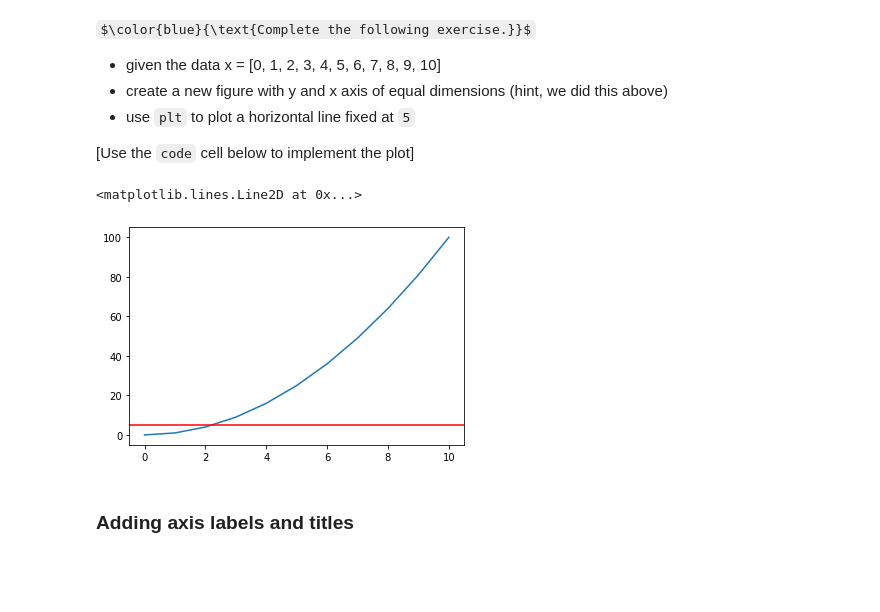
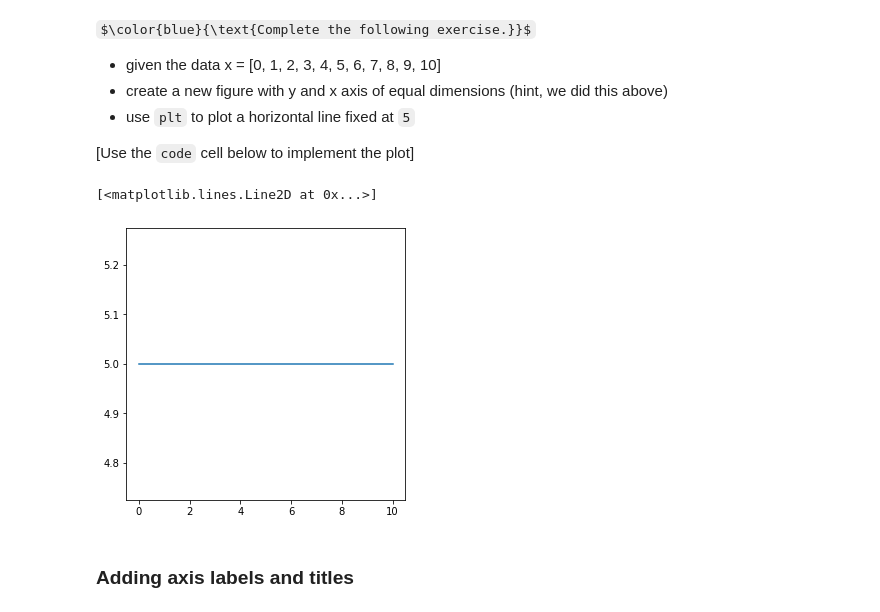
Before and after one commit to baramX3/PSY_submissions, a Jupyter notebook: tutorial_notebooks/tutorial012-Plotting-Matplotlib-Introduction.ipynb, the cells around one changed output. Drawn from its saved outputs; the diff is of its cells as text; code cells hidden in the pictures; some formulas as TeX source; blank space fills up the shorter version.

```diff
--- a/tutorial_notebooks/tutorial012-Plotting-Matplotlib-Introduction.ipynb
+++ b/tutorial_notebooks/tutorial012-Plotting-Matplotlib-Introduction.ipynb
@@ -166,15 +174,17 @@ $\color{blue}{\text{Complete the following exercise.}}$
   [Use the `code` cell below to implement the plot]
 # %%
 # data
-x = [0, 1, 2, 3, 4, 5, 6, 7, 8, 9, 10]
-y = [0, 1, 4, 9, 16, 25, 36, 49, 64, 81, 100] # CAN WE USE ANY Y-VALS?
+x = np.array([0, 1, 2, 3, 4, 5, 6, 7, 8, 9, 10])
+y = np.zeros(11)
+y.fill(5)
 
 # line plot
-plt.plot(x,y)
-plt.axhline(y=5, color = 'r') # fixed horizontal line at 5
+plt.figure(figsize=(5, 5))
+plt.plot(x, y)
+# plt.axhline(y=5) # another way to plot fixed horizontal line at 5
 # %% [output]
-<matplotlib.lines.Line2D at 0x...>
+[<matplotlib.lines.Line2D at 0x...>]
-[figure, old version]
+[figure, new version]
 # %% [markdown]
 ### Adding axis labels and titles
 # %% [markdown]
```
Also changed, not shown: parts of 14 cells of this notebook.
